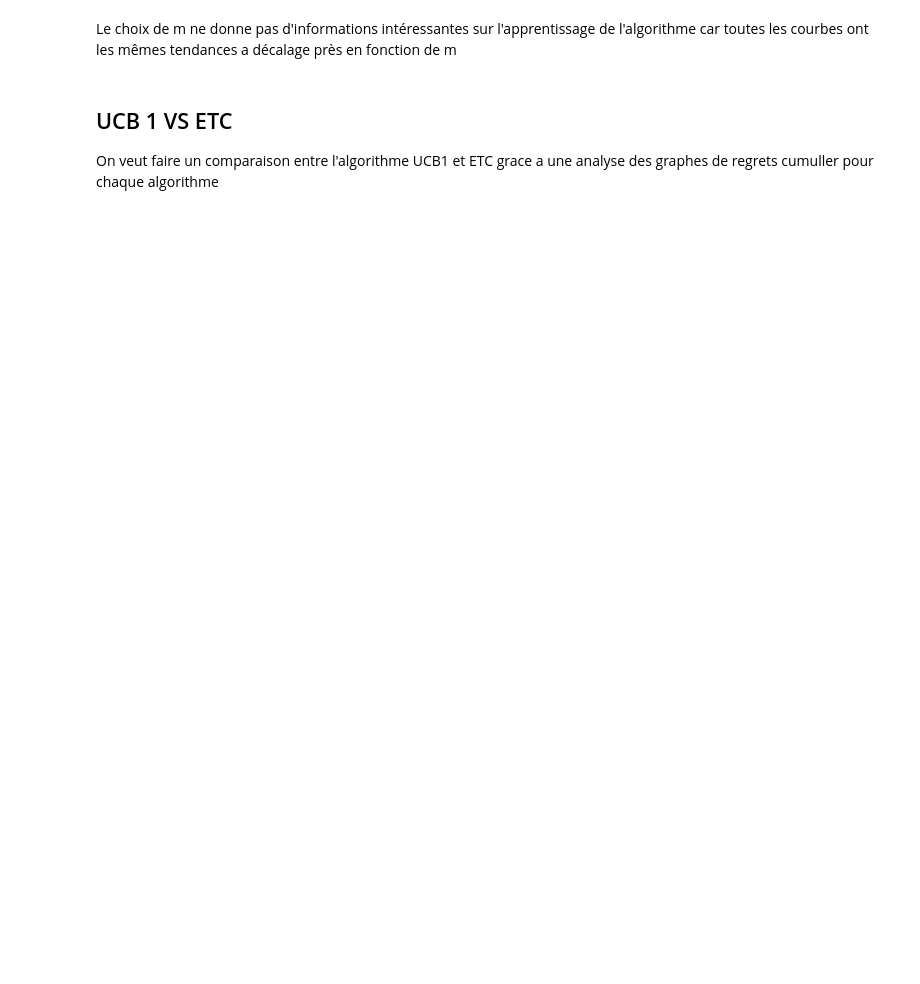
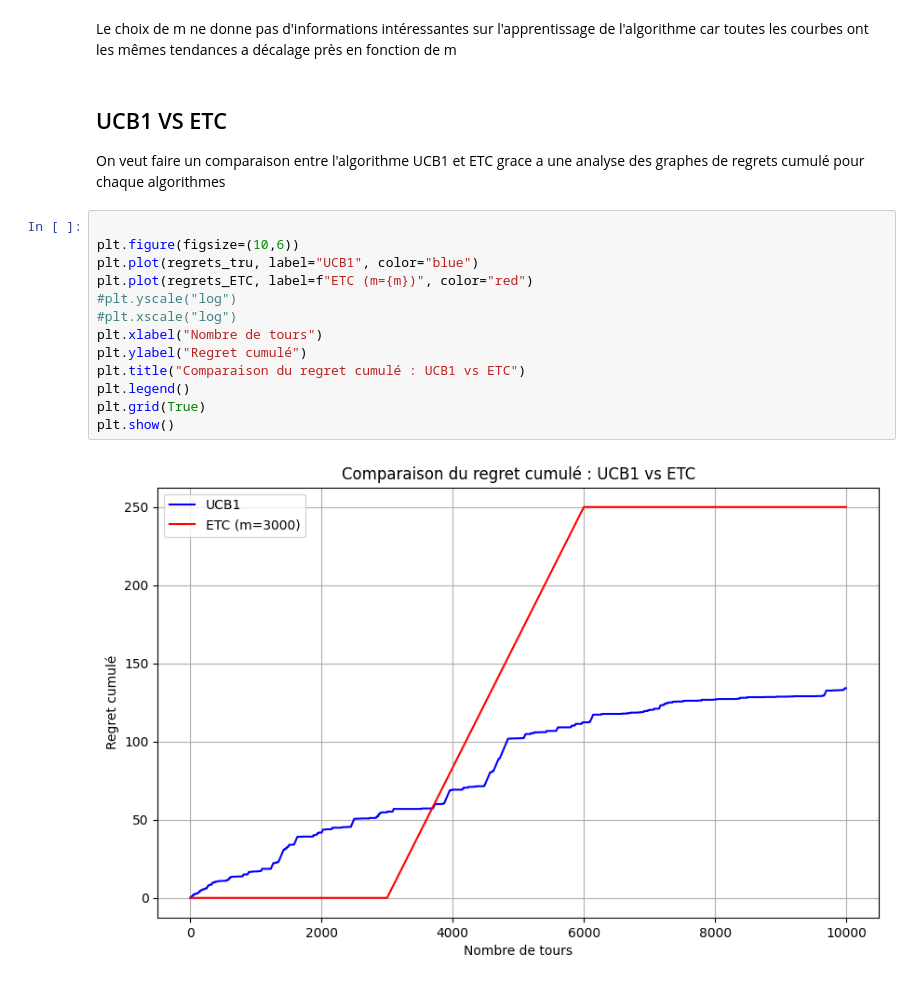
Before and after one commit to Dkdunand/Reinforcement-learning-Multi-armed-Bandits, a Jupyter notebook: Impletations.ipynb, the cells around one changed output. Drawn from its saved outputs; the diff is of its cells as text; blank space fills up the shorter version.

```diff
--- a/Impletations.ipynb
+++ b/Impletations.ipynb
@@ -354,6 +354,21 @@ plt.show()
 # %% [markdown]
 Le choix de m ne donne pas d'informations intéressantes sur l'apprentissage de l'algorithme car toutes les courbes ont les mêmes tendances a décalage près en fonction de m
 # %% [markdown]
-## UCB 1 VS ETC
+## UCB1 VS ETC
 
-On veut faire un comparaison entre l'algorithme UCB1 et ETC grace a une analyse des graphes de regrets cumuller pour chaque algorithme
+On veut faire un comparaison entre l'algorithme UCB1 et ETC grace a une analyse des graphes de regrets cumulé pour chaque algorithmes
+# %%
+
+plt.figure(figsize=(10,6))
+plt.plot(regrets_tru, label="UCB1", color="blue")
+plt.plot(regrets_ETC, label=f"ETC (m={m})", color="red")
+#plt.yscale("log")
+#plt.xscale("log")
+plt.xlabel("Nombre de tours")
+plt.ylabel("Regret cumulé")
+plt.title("Comparaison du regret cumulé : UCB1 vs ETC")
+plt.legend()
+plt.grid(True)
+plt.show()
+# %% [output]
+[figure, added]
```
Also changed, not shown: parts of 6 cells of this notebook.
